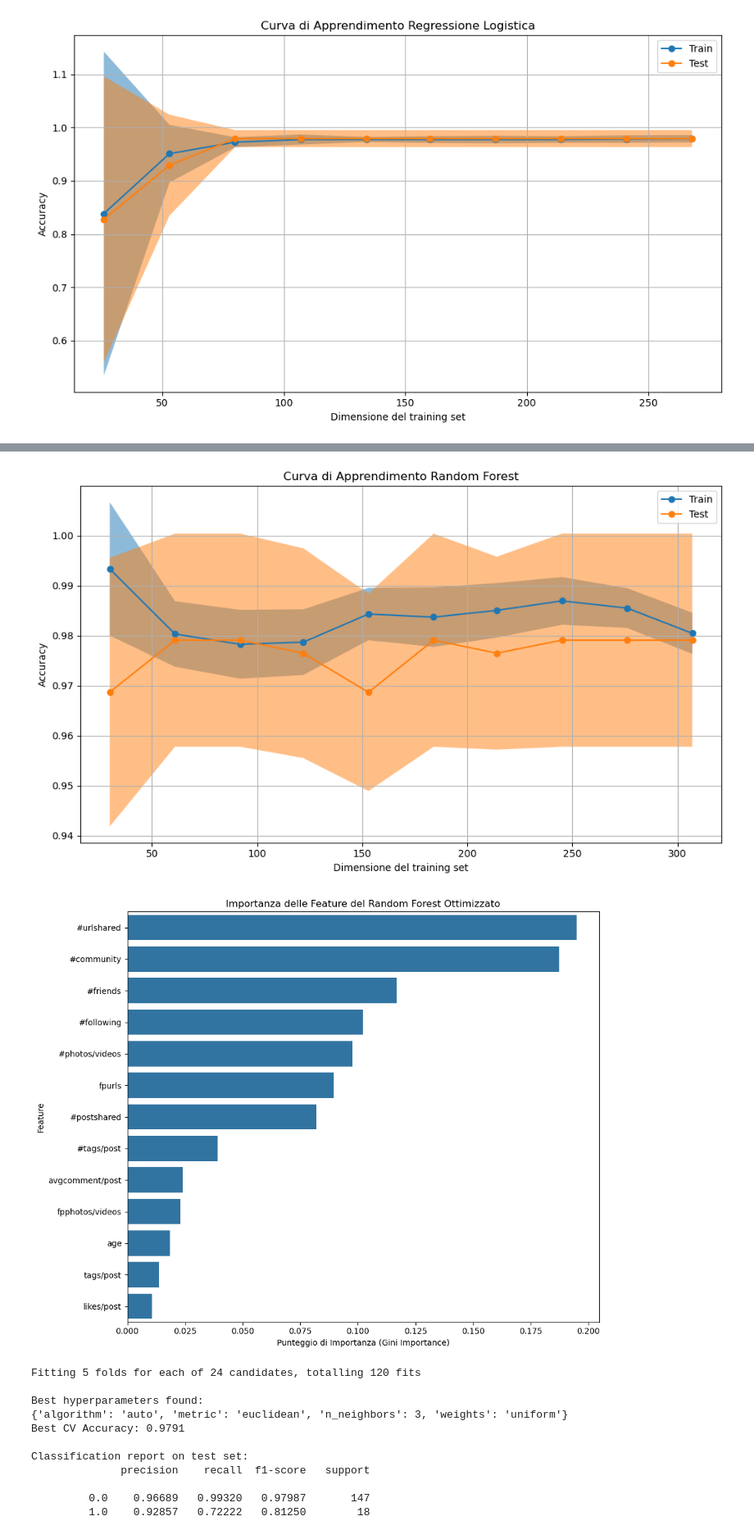
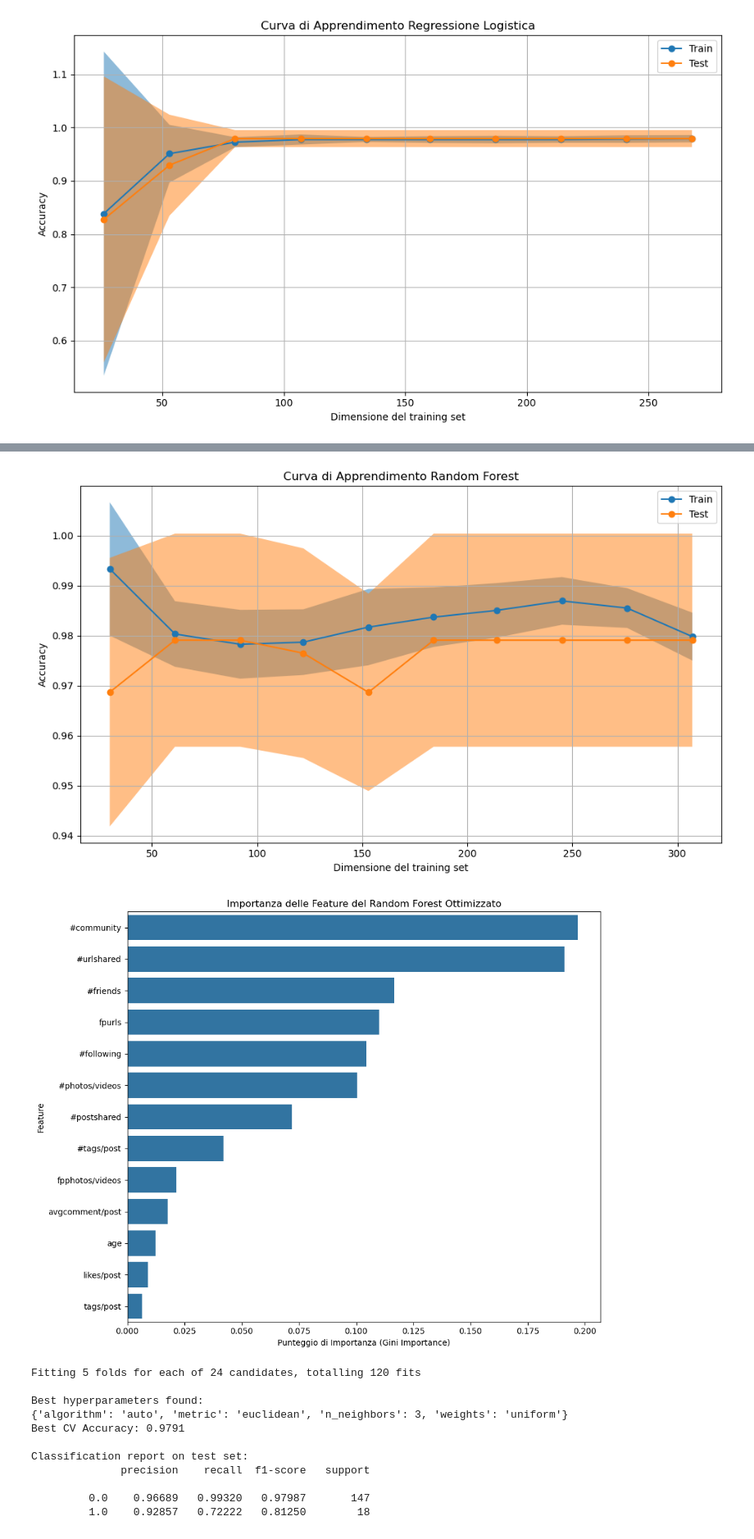
Before and after one commit to Surro03/Progetto_MachineLearning, a Jupyter notebook: machine_learning.ipynb, the cells around one changed output, grey strips where cells are left out. Shown at 82% size. Drawn from its saved outputs; the diff is of its cells as text; code cells hidden in the pictures.

```diff
--- a/machine_learning.ipynb
+++ b/machine_learning.ipynb
@@ -866,11 +866,11 @@ Accuratezza del miglior modello sul test set: 0.9636
 from sklearn.ensemble import RandomForestClassifier
 
 # Definizione della griglia di iperparametri da esplorare
-param_grid = {
-    'n_estimators': [50, 100, 150],
-    'max_depth': [None, 3, 5, 10],
-    'min_samples_split': [5, 10],
-    'min_samples_leaf': [2, 4, 6],
+param_grid= {
+    'n_estimators': [50, 80, 100, 120],
+    'max_depth': [3, 4, 5, 6],
+    'min_samples_split': [5, 8, 10],
+    'min_samples_leaf': [2, 3, 4],
     'max_features': ['sqrt']
 }
 
@@ -881,7 +881,7 @@ rf = RandomForestClassifier(random_state=15)
 grid_search = GridSearchCV(
     estimator=rf,
     param_grid=param_grid,
-    cv=5,                 # 5-fold cross-validation
+    cv= 5,# 5-fold cross-validation
     scoring='accuracy',   # Metrica di valutazione: accuratezza
     n_jobs=-1,            # Utilizza tutti i core disponibili
     verbose=1             # Output del progresso
@@ -966,21 +966,21 @@ Parametri Ottimali: {'max_depth': None, 'max_features': 'sqrt', 'min_samples_lea
    Accuratezza CV Ottimale: 0.9791
 Ottimizzazione completata. Modello migliore recuperato.
 
 Valutazione Finale del Modello
  Accuratezza sul Set di Test (dati mai visti): 0.9515
 
 Report di Classificazione Dettagliato
               precision    recall  f1-score   support
 
          0.0       0.95      0.99      0.97       147
          1.0       0.92      0.61      0.73        18
 
     accuracy                           0.95       165
    macro avg       0.94      0.80      0.85       165
 weighted avg       0.95      0.95      0.95       165
 [figure]
-[figure, old version]
+[figure, new version]
-[figure, old version]
+[figure, new version]
 # %%
 from sklearn.neighbors import KNeighborsClassifier
 
```
Also changed, not shown: parts of 3 cells of this notebook.
